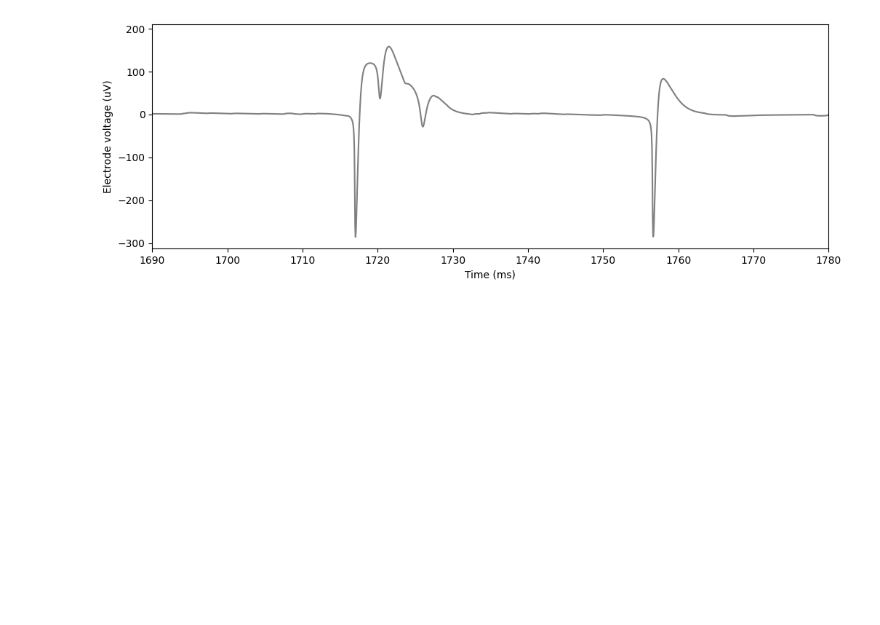
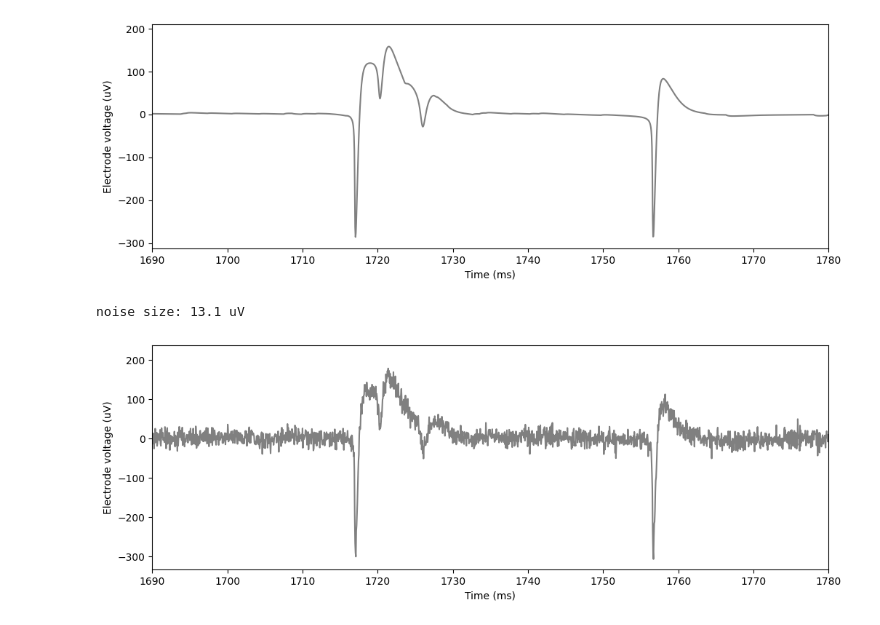
Before and after one commit to Parineeta98/Neural_Recording_Chain, a Jupyter notebook: notebooks/02_pyramidal_cell.ipynb, the cells around one changed output. Saved outputs shown, nothing was run; the diff lists cells and outputs as text; code cells hidden in the pictures; blank space fills up the shorter version.

Commit message:
Add thermal noise

```diff
--- a/notebooks/02_pyramidal_cell.ipynb
+++ b/notebooks/02_pyramidal_cell.ipynb
@@ -62,3 +62,18 @@ plt.show()
 lowest:  -288.5 uV
 highest: 186.5 uV
 [figure]
+# %%
+from neural_recording_chain.noise import thermal_noise_uV
+
+noise = thermal_noise_uV(len(v_electrode_uV), dt_ms=0.05)
+print("noise size:", noise.std().round(1), "uV")
+
+fig, ax = plt.subplots(figsize=(12, 4))
+ax.plot(result["time_ms"], v_electrode_uV + noise, color="grey")
+ax.set_xlim(1690, 1780)
+ax.set_xlabel("Time (ms)")
+ax.set_ylabel("Electrode voltage (uV)")
+plt.show()
+# %% [output]
+noise size: 13.1 uV
+[figure, added]
```
Also changed, not shown: 2 other files.
